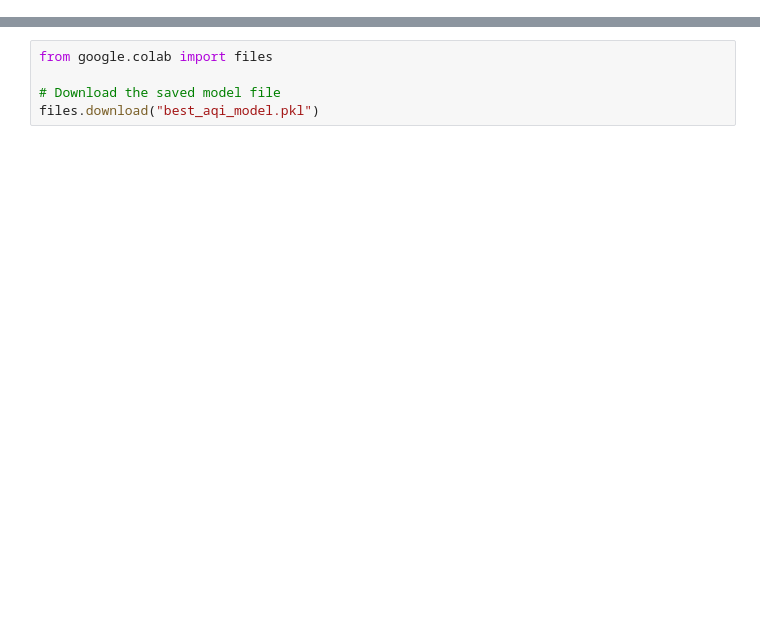
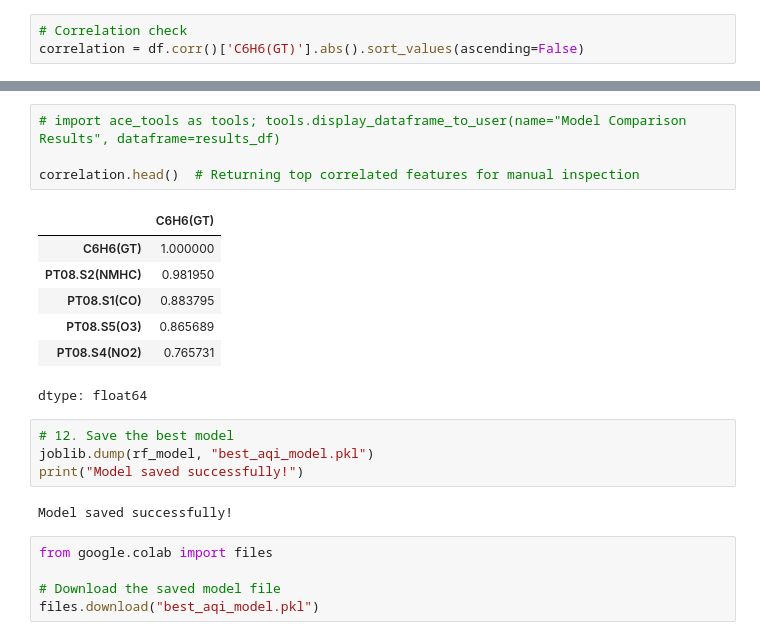
Before and after one commit to flammarionick/Summative-Linear-Regression-Model-Deployment-Using-Flutter, a Jupyter notebook: Summative_Linear_Regression_Model_Deployment_Using_Flutter.ipynb, the cells around one changed output, grey strips where cells are left out. Saved outputs shown, nothing was run; the diff lists cells and outputs as text; blank space fills up the shorter version.

```diff
--- a/Summative_Linear_Regression_Model_Deployment_Using_Flutter.ipynb
+++ b/Summative_Linear_Regression_Model_Deployment_Using_Flutter.ipynb
@@ -482,0 +112,3 @@ Successfully installed fastapi-0.115.11 starlette-0.46.1 uvicorn-0.34.0
+# %%
+# Correlation check
+correlation = df.corr()['C6H6(GT)'].abs().sort_values(ascending=False)
@@ -483,3 +204,21 @@ Successfully installed fastapi-0.115.11 starlette-0.46.1 uvicorn-0.34.0
+# %%
+# import ace_tools as tools; tools.display_dataframe_to_user(name="Model Comparison Results", dataframe=results_df)
+
+correlation.head()  # Returning top correlated features for manual inspection
+# %% [output]
+|  | C6H6(GT) |
+| C6H6(GT) | 1.000000 |
+| PT08.S2(NMHC) | 0.981950 |
+| PT08.S1(CO) | 0.883795 |
+| PT08.S5(O3) | 0.865689 |
+| PT08.S4(NO2) | 0.765731 |
+dtype: float64
+# %%
+# 12. Save the best model
+joblib.dump(rf_model, "best_aqi_model.pkl")
+print("Model saved successfully!")
+# %% [output]
+Model saved successfully!
 # %%
 from google.colab import files
 
```
Also changed, not shown: parts of 47 cells of this notebook.
